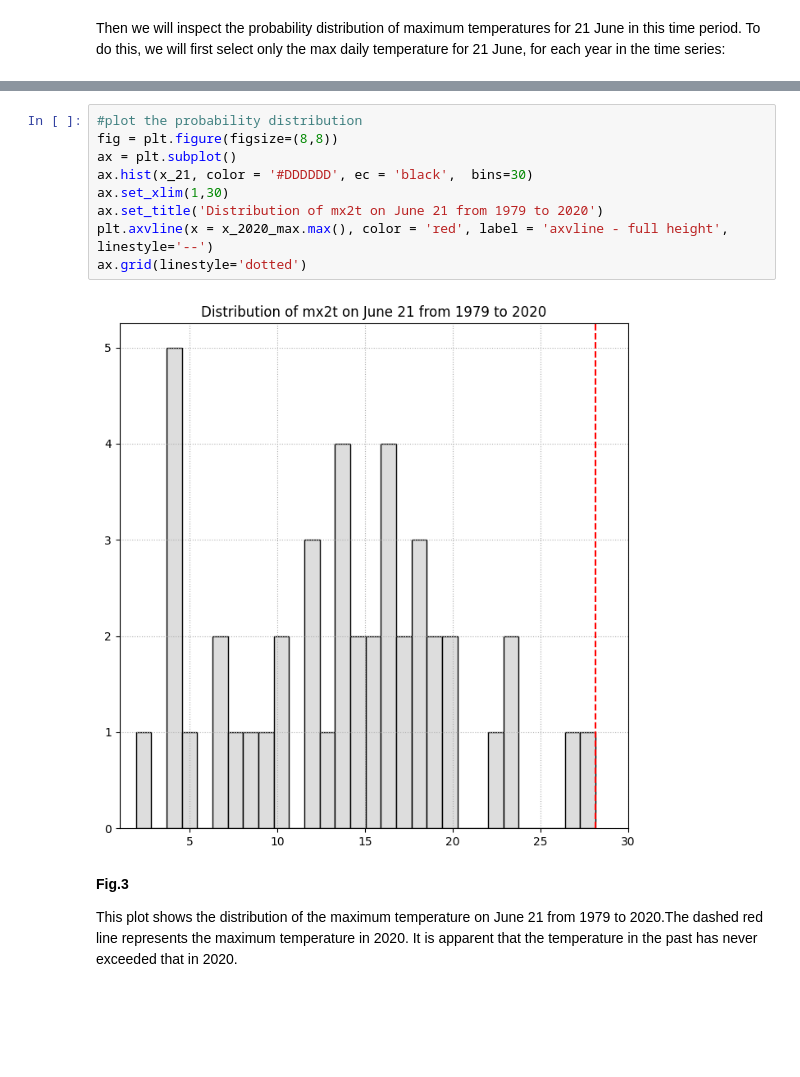
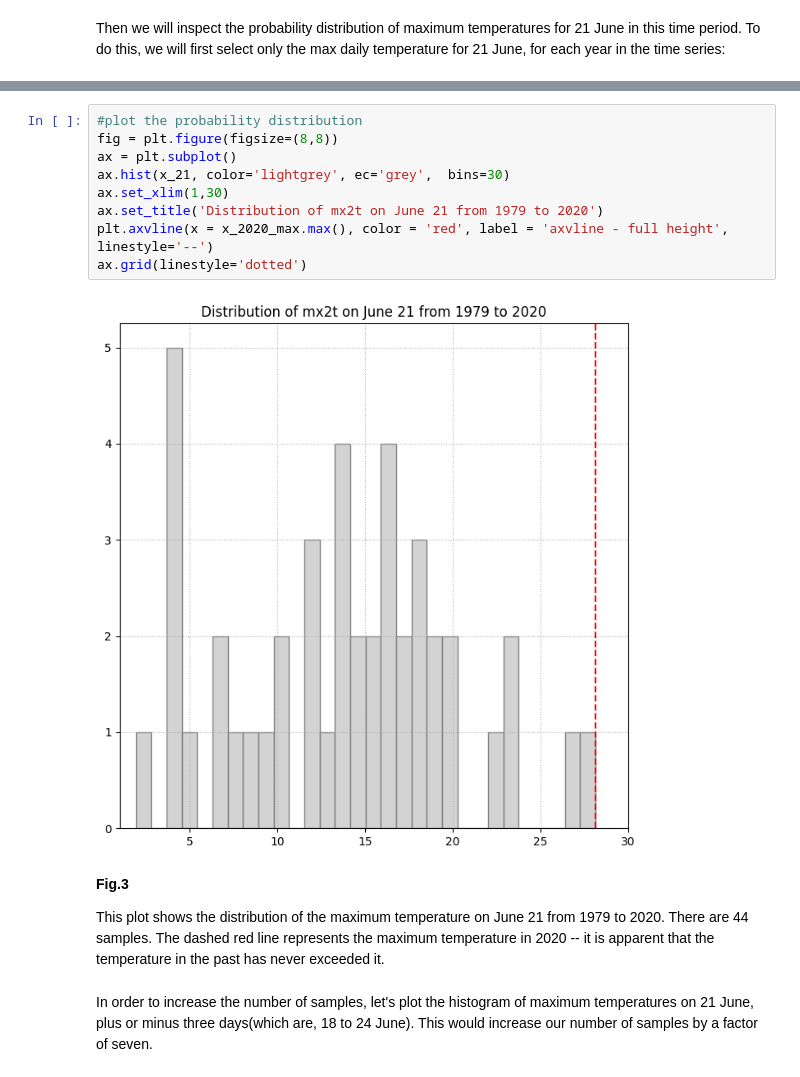
Before and after one commit to xinhe-zhang/heatwave, a Jupyter notebook: HW1.ipynb, the cells around one changed output, grey strips where cells are left out. Drawn from its saved outputs; the diff is of its cells as text; blank space fills up the shorter version.

```diff
--- a/HW1.ipynb
+++ b/HW1.ipynb
@@ -273,15 +274,17 @@ Coordinates:
 # %%
 #plot the probability distribution
 fig = plt.figure(figsize=(8,8))
 ax = plt.subplot()
-ax.hist(x_21, color = '#DDDDDD', ec = 'black',  bins=30)
+ax.hist(x_21, color='lightgrey', ec='grey',  bins=30)
 ax.set_xlim(1,30)
 ax.set_title('Distribution of mx2t on June 21 from 1979 to 2020')
 plt.axvline(x = x_2020_max.max(), color = 'red', label = 'axvline - full height', linestyle='--')
 ax.grid(linestyle='dotted')
 # %% [output]
-[figure, old version]
+[figure, new version]
 # %% [markdown]
 **Fig.3**
 
-This plot shows the distribution of the maximum temperature on June 21 from 1979 to 2020.The dashed red line represents the maximum temperature in 2020. It is apparent that the temperature in the past has never exceeded that in 2020.
+This plot shows the distribution of the maximum temperature on June 21 from 1979 to 2020. There are 44 samples. The dashed red line represents the maximum temperature in 2020 -- it is apparent that the temperature in the past has never exceeded it.
+# %% [markdown]
+In order to increase the number of samples, let's plot the histogram of maximum temperatures on 21 June, plus or minus three days(which are, 18 to 24 June). This would increase our number of samples by a factor of seven.
```
Also changed, not shown: parts of 5 cells of this notebook.
